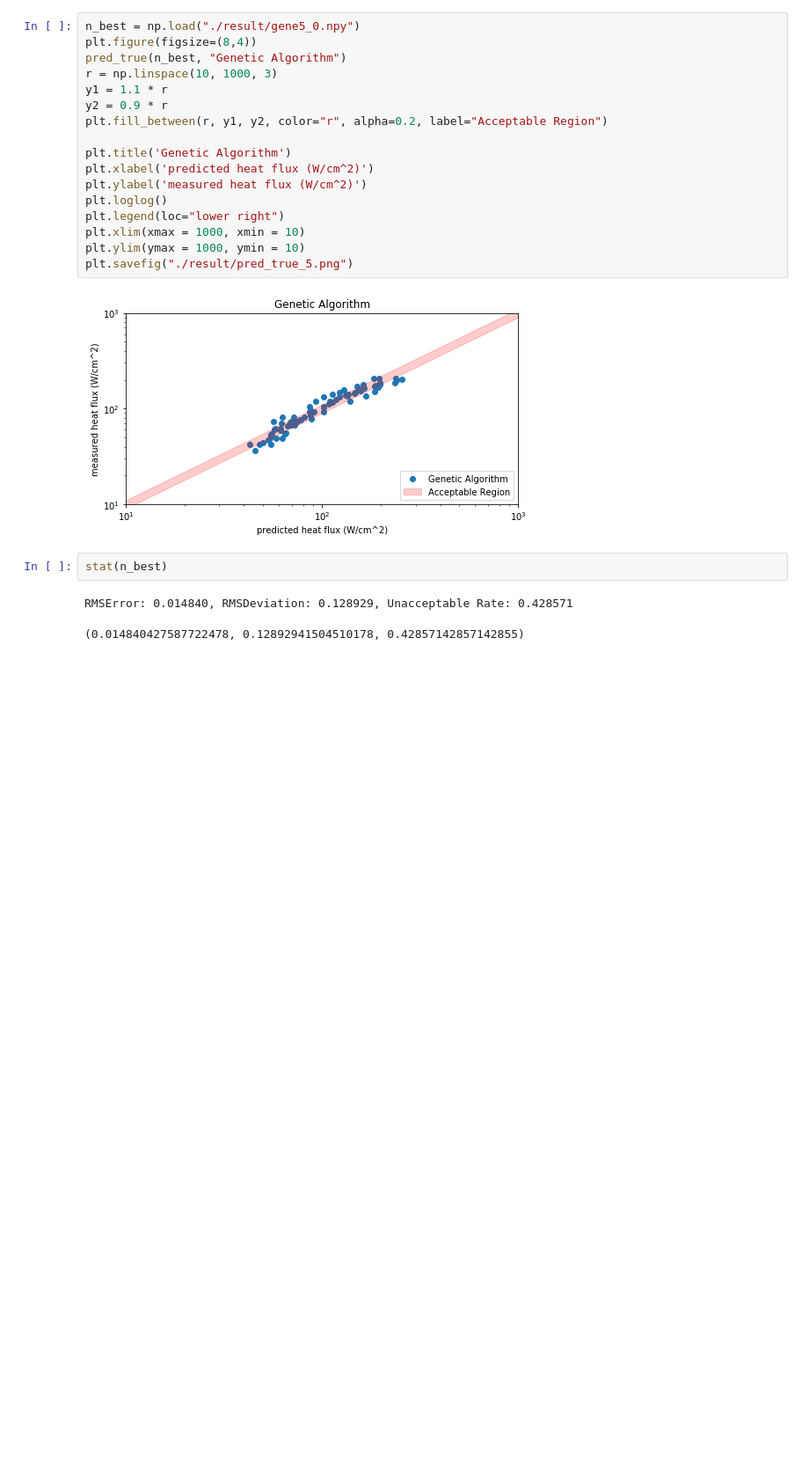
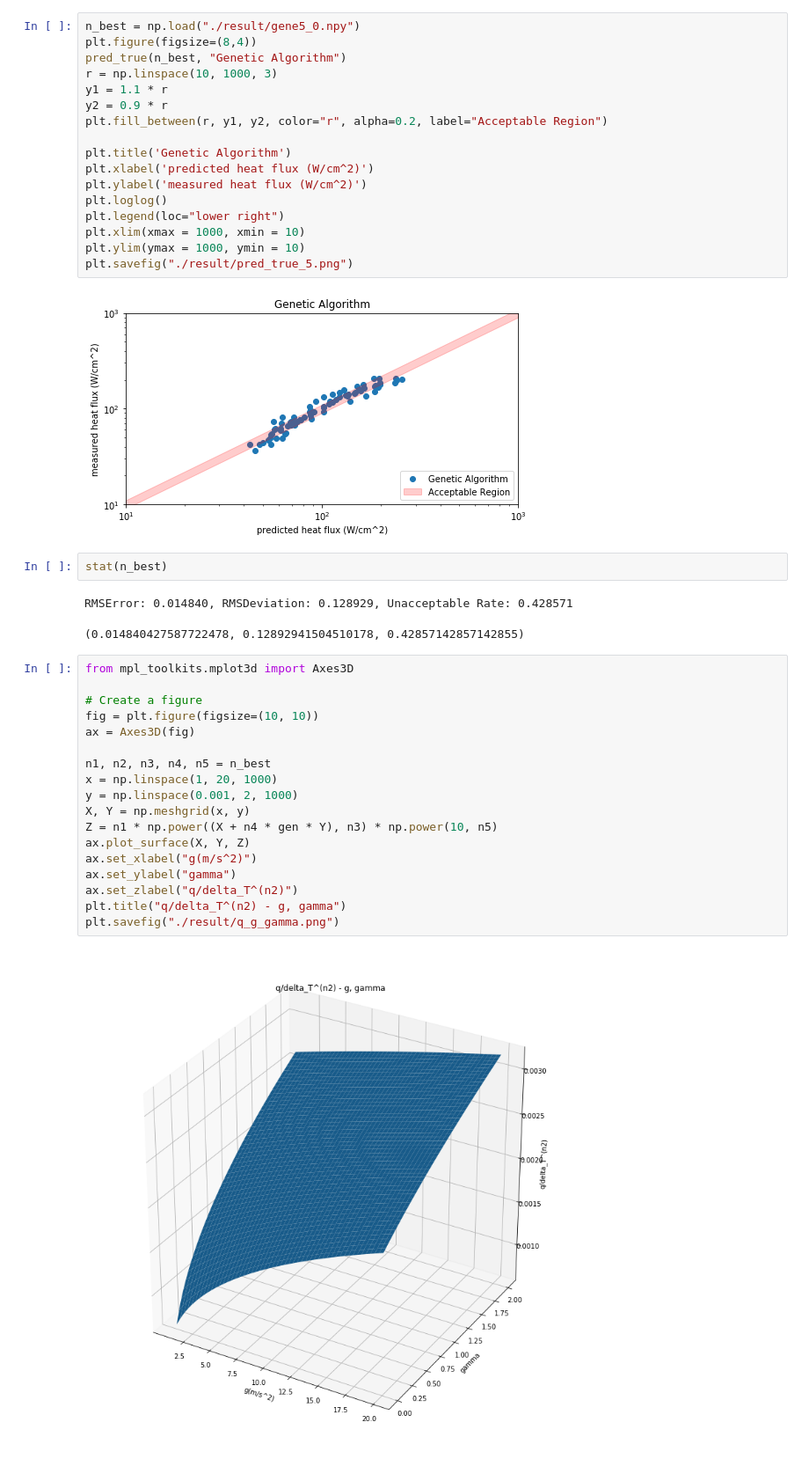
Before and after one commit to Jiahao-Huang/GeneticBoil, a Jupyter notebook: Task3.ipynb, the cells around one changed output. Shown: that part at 88% size. Saved outputs shown, nothing was run; the diff lists cells and outputs as text; blank space fills up the shorter version.

```diff
--- a/Task3.ipynb
+++ b/Task3.ipynb
@@ -222,3 +222,23 @@ stat(n_best)
 # %% [output]
 RMSError: 0.014840, RMSDeviation: 0.128929, Unacceptable Rate: 0.428571
 (0.014840427587722478, 0.12892941504510178, 0.42857142857142855)
+# %%
+from mpl_toolkits.mplot3d import Axes3D
+
+# Create a figure
+fig = plt.figure(figsize=(10, 10))
+ax = Axes3D(fig)
+
+n1, n2, n3, n4, n5 = n_best
+x = np.linspace(1, 20, 1000)
+y = np.linspace(0.001, 2, 1000)
+X, Y = np.meshgrid(x, y)
+Z = n1 * np.power((X + n4 * gen * Y), n3) * np.power(10, n5)
+ax.plot_surface(X, Y, Z)
+ax.set_xlabel("g(m/s^2)")
+ax.set_ylabel("gamma")
+ax.set_zlabel("q/delta_T^(n2)")
+plt.title("q/delta_T^(n2) - g, gamma")
+plt.savefig("./result/q_g_gamma.png")
+# %% [output]
+[figure, added]
```
Also changed, not shown: parts of 1 cell of this notebook, 9 other files.
